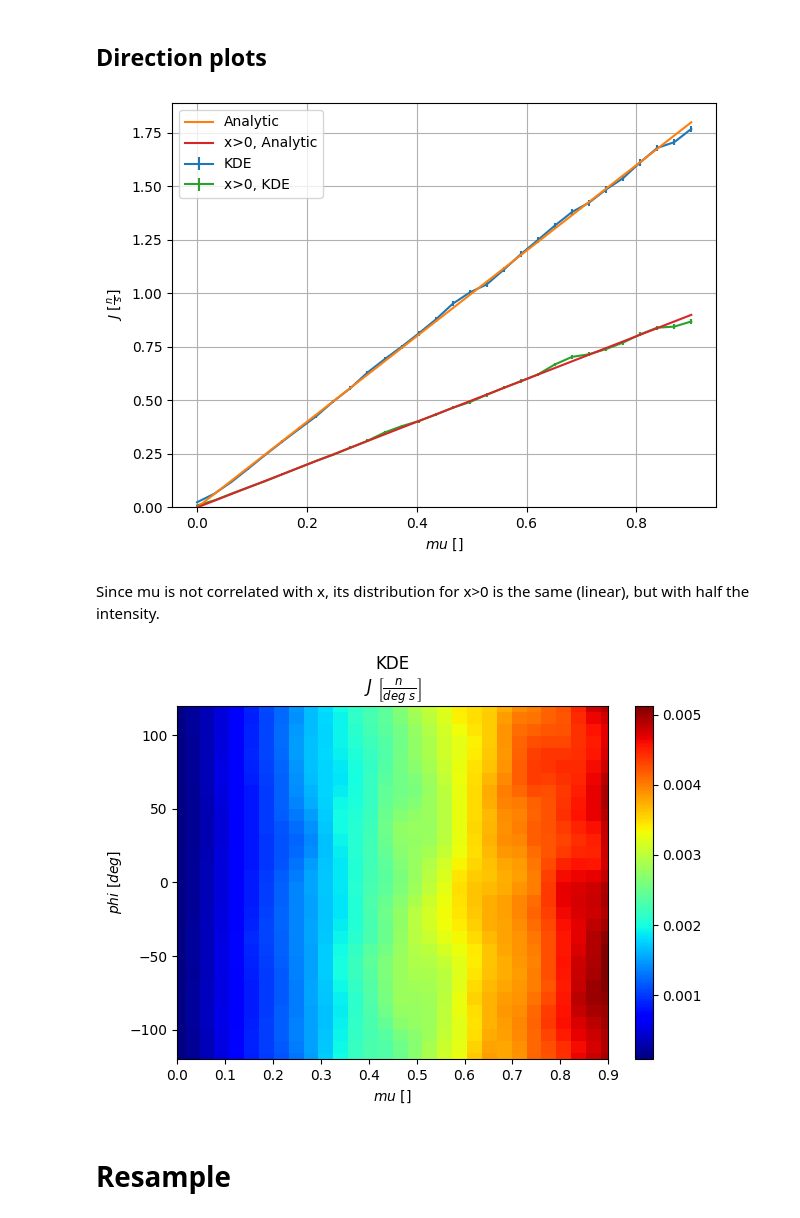
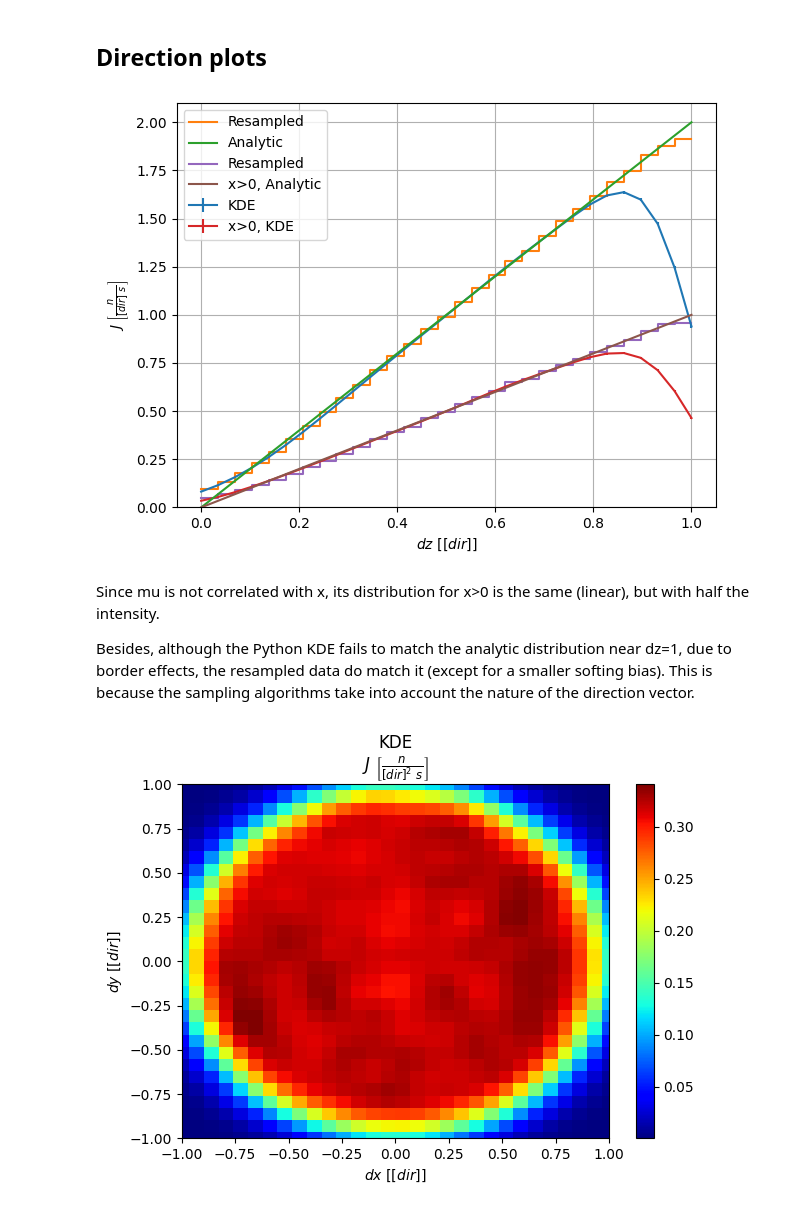
Before and after one commit to KDSource/KDSource, a Jupyter notebook: examples/Verification.ipynb, the cells around one changed output. Cells and saved outputs as stored; diff of their text form; code cells hidden in the pictures.

```diff
--- a/examples/Verification.ipynb
+++ b/examples/Verification.ipynb
@@ -190,5 +214,5 @@ Optimal bw (mlcv) = [[ 0.55564497  3.51796292  2.49130181  0.05876534 25.7849113
 # %%
-# Adaptive Maximum Likelihood Cross-Validation:
+# Method 3: Adaptive Maximum Likelihood Cross-Validation:
 # Creates a grid of adaptive bandwidths and evaluates the
 # cross-validation scores on each one, which is an indicator of the
 # quality of the estimation. Selects the bandwidth that optimizes
@@ -206,7 +230,7 @@ bw_knn = s.kde.bw
 s.bw_method = "mlcv"
 N_cv = int(1E4)   # Use a smaller N to reduce computation times
 seed = bw_knn[:N_cv] # Use kNN BW as seed (first N elements)
-grid = np.logspace(-0.4,-0.2,10)
+grid = np.logspace(-0.6,-0.4,10)
 s.fit(N_cv, seed=seed, grid=grid)
 bw_cv = s.kde.bw
 
@@ -215,7 +239,7 @@ bw_knn_cv = bw_knn * bw_cv[0]/bw_knn[0] # Apply MLCV factor
 dim = s.geom.dim
 bw_knn_cv *= ks.bw_silv(dim,len(bw_knn))/ks.bw_silv(dim,len(bw_cv)) # Apply Silverman factor
 s = ks.KSource(plist, geom, bw=bw_knn_cv) # Create new KSource with full BW
-s.fit(N=N)
+s.fit(N=N, scaling=scaling)
 # %% [output]
 Using 100000 particles for fit.
 Calculating bw ...
@@ -293,7 +330,7 @@ userflags    :           0 (0x00000000)       100014 (100.00%)
 # %% [markdown]
 ## Energy plots
 # %%
-EE = np.logspace(-4,0,30)
+EE = np.logspace(-4,0,50)
 
 # Analytic distributions
 uu = s.geom.ms[0].transform(EE)
@@ -340,0 +359,29 @@ Using 100000 particles for fit.
+# %%
+# Plot reduction of KL divergence with growing N
+
+# KL divergence is computed between lethargy distributions
+# because energy grid is logarithmic (linear in lethargy)
+
+s.bw_method = None
+KLDs = []
+n_vals = np.logspace(2,5,10).astype("int")
+dim = s.geom.dim
+bw = s.kde.bw
+for n in n_vals:
+  s.fit(N=n, scaling=scaling)
+  s.kde.bw = bw * ks.bw_silv(dim,n)/ks.bw_silv(dim,N)
+  fig,[score,err] = s.plot_E(EE, label=f"N = {n}")
+  f_u = (pdf_1+pdf_2) * EE # Analytic lethargy distribution
+  KDE_u = score * EE       # KDE lethargy distribution
+  KLDs.append(kl_divergence(f_u, KDE_u))
+plt.clf()
+
+plt.plot(n_vals, KLDs, 'o-')
+plt.xlabel('Number of particles')
+plt.ylabel('$D_{KL}(\,\hat{f}\,||\,f\,)$')
+plt.title('Kullback-Leibler Divergence')
+plt.xscale('log')
+plt.yscale('log')
+plt.grid()
+plt.savefig('convergence-KLD.pdf')
+plt.show()
@@ -408,16 +476,26 @@ plt.show()
 # %% [markdown]
 ## Direction plots
 # %%
-# Plot mu distribution
+# Plot dz distribution
 
-mm = np.linspace(0,0.9,30)
-pdf = 2 * mm
+ddz = np.linspace(0,1,30)
+pdf = 2 * ddz
 
-fig,[scores,errs] = s.plot_integr("mu", mm, yscale="linear")
-plt.plot(mm, pdf, zorder=3, label="Analytic")
+fig,[scores,errs] = s.plot_integr("dz", ddz, yscale="linear")
 
-fig,[scores,errs] = s.plot_integr("mu", mm, vec0=vec0, yscale="linear", label="x>0, KDE")
-plt.plot(mm, 0.5*pdf, zorder=3, label="x>0, Analytic")
+hist = mcpl_hist(resampled, 6, ddz)
+hist = np.concatenate((hist, hist[-1:]))
+plt.plot(ddz, hist, ds='steps-post', label="Resampled")
+
+plt.plot(ddz, pdf, zorder=3, label="Analytic")
+
+fig,[scores,errs] = s.plot_integr("dz", ddz, vec0=vec0, yscale="linear", label="x>0, KDE")
+
+hist = mcpl_hist(resampled, 6, ddz, part0=part0)
+hist = np.concatenate((hist, hist[-1:]))
+plt.plot(ddz, hist, ds='steps-post', label="Resampled")
+
+plt.plot(ddz, 0.5*pdf, zorder=3, label="x>0, Analytic")
 
 plt.ylim(bottom=0)
 plt.grid()
@@ -425,20 +503,20 @@ plt.legend()
 plt.tight_layout()
 plt.show()
 # %% [output]
-[figure, old version]
+[figure, new version]
 # %% [markdown]
 Since mu is not correlated with x, its distribution for x>0 is the same (linear), but with half the intensity.
+
+Besides, although the Python KDE fails to match the analytic distribution near dz=1, due to border effects, the resampled data do match it (except for a smaller softing bias). This is because the sampling algorithms take into account the nature of the direction vector.
 # %%
-# Plot mu-phi distribution
+# Plot dx-dy distribution
 
-mm = np.linspace(0,0.9,30)
-pp = np.linspace(-120,120,30)
+ddx = np.linspace(-1,1,30)
+ddy = np.linspace(-1,1,30)
 
-fig,scores = s.plot2D_integr(["mu","phi"], [mm,pp])
+fig,scores = s.plot2D_integr(["dx","dy"], [ddx,ddy], scale="linear")
 
 plt.tight_layout()
 plt.show()
 # %% [output]
-[figure, old version]
+[figure, new version]
-# %% [markdown]
-# Resample
```
Also changed, not shown: parts of 27 cells of this notebook, 1 other file.
